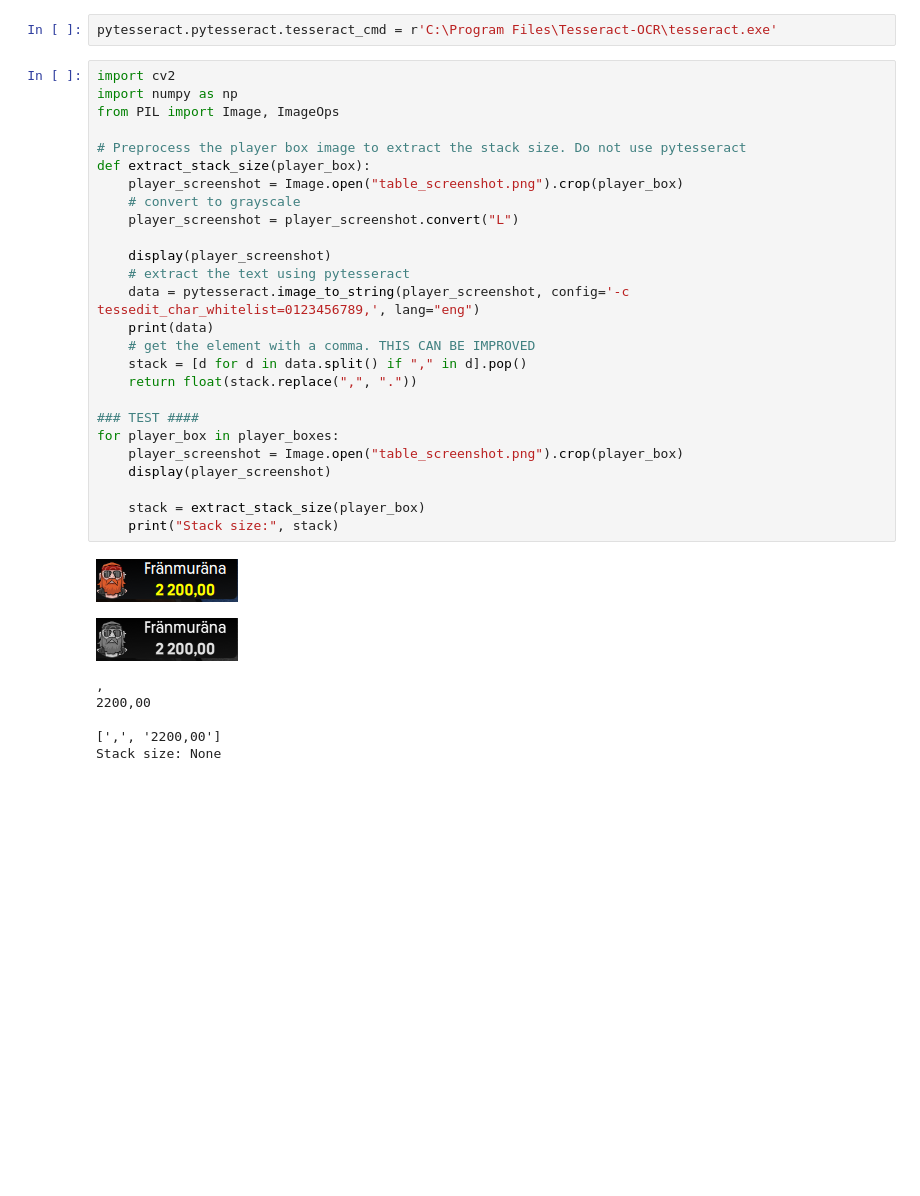
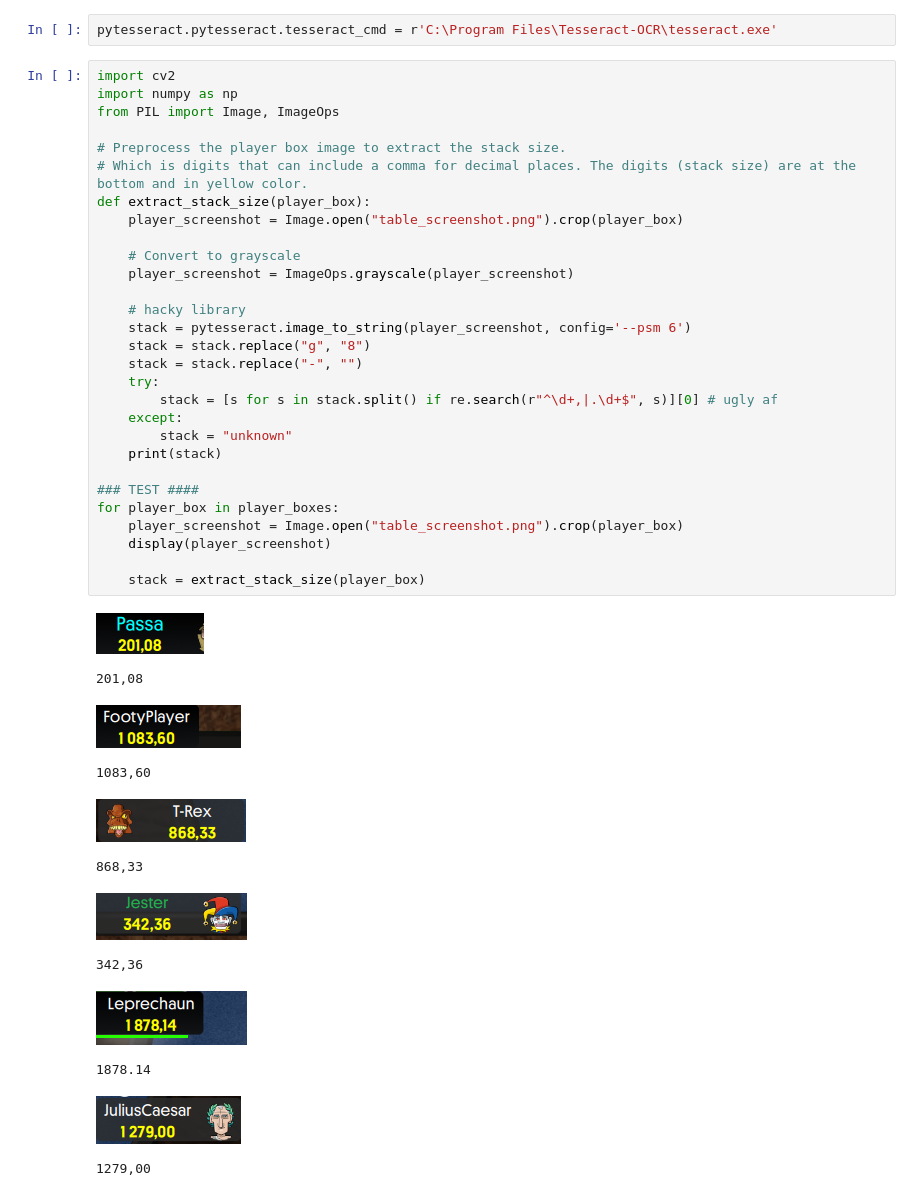
Before and after one commit to AxelTob/capture-poker-data, a Jupyter notebook: experiment/experimenting_1.ipynb, the cells around one changed output. Saved outputs shown, nothing was run; the diff lists cells and outputs as text; blank space fills up the shorter version.

```diff
--- a/experiment/experimenting_1.ipynb
+++ b/experiment/experimenting_1.ipynb
@@ -102,34 +102,42 @@ pytesseract.pytesseract.tesseract_cmd = r'C:\Program Files\Tesseract-OCR\tessera
 # %%
 import cv2
 import numpy as np
 from PIL import Image, ImageOps
 
-# Preprocess the player box image to extract the stack size. Do not use pytesseract
+# Preprocess the player box image to extract the stack size.
+# Which is digits that can include a comma for decimal places. The digits (stack size) are at the bottom and in yellow color.
 def extract_stack_size(player_box):
     player_screenshot = Image.open("table_screenshot.png").crop(player_box)
-    # convert to grayscale
-    player_screenshot = player_screenshot.convert("L")
 
-    display(player_screenshot)
-    # extract the text using pytesseract
-    data = pytesseract.image_to_string(player_screenshot, config='-c tessedit_char_whitelist=0123456789,', lang="eng")
-    print(data)
-    # get the element with a comma. THIS CAN BE IMPROVED
-    stack = [d for d in data.split() if "," in d].pop()
-    return float(stack.replace(",", "."))
+    # Convert to grayscale
+    player_screenshot = ImageOps.grayscale(player_screenshot)
+
+    # hacky library
+    stack = pytesseract.image_to_string(player_screenshot, config='--psm 6')
+    stack = stack.replace("g", "8")
+    stack = stack.replace("-", "")
+    try:
+        stack = [s for s in stack.split() if re.search(r"^\d+,|.\d+$", s)][0] # ugly af
+    except:
+        stack = "unknown"
+    print(stack)
 
 ### TEST ####
 for player_box in player_boxes:
     player_screenshot = Image.open("table_screenshot.png").crop(player_box)
     display(player_screenshot)
 
     stack = extract_stack_size(player_box)
-    print("Stack size:", stack)
 # %% [output]
-[figure, old version]
+[figure, new version]
+201,08
-[figure, old version]
+[figure, new version]
-,
-2200,00
-
-[',', '2200,00']
-Stack size: None
+1083,60
+[figure, added]
+868,33
+[figure, added]
+342,36
+[figure, added]
+1878.14
+[figure, added]
+1279,00
```
Also changed, not shown: parts of 2 cells of this notebook, 7 other files.
